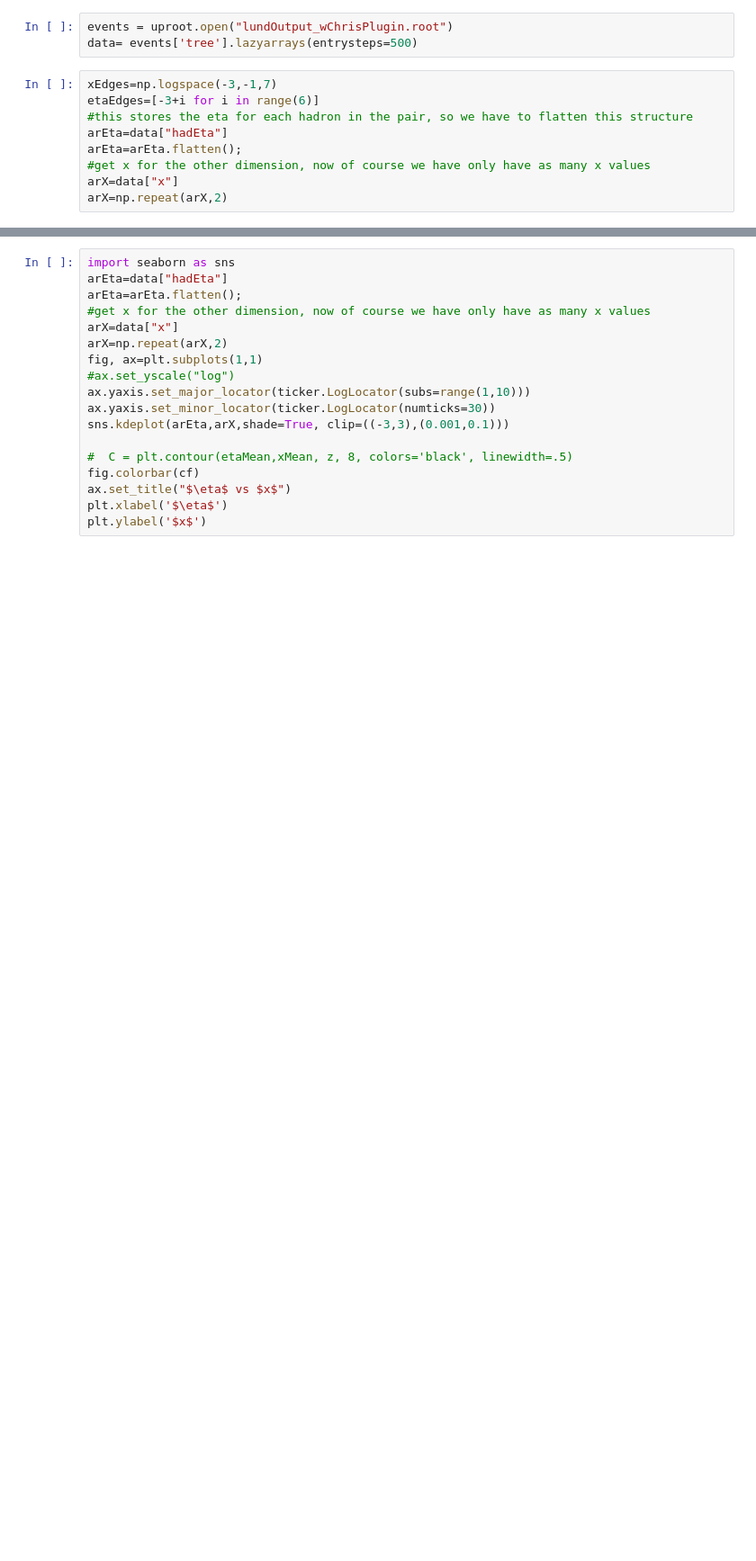
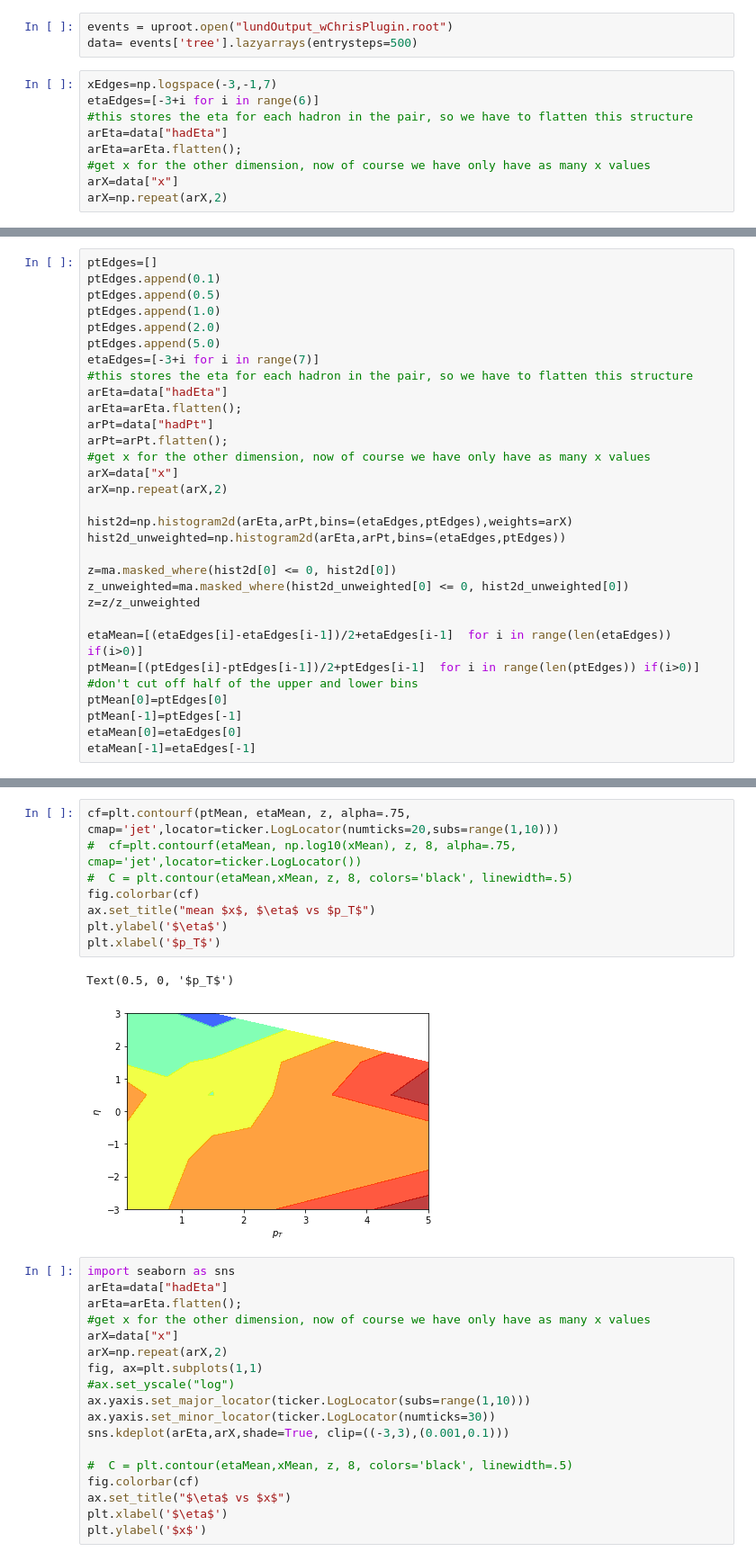
Before and after one commit to avossen/EICDiHads, a Jupyter notebook: Untitled1.ipynb, the cells around one changed output, grey strips where cells are left out. Shown: that part at 90% size. Saved outputs shown, nothing was run; the diff lists cells and outputs as text; blank space fills up the shorter version.

```diff
--- a/Untitled1.ipynb
+++ b/Untitled1.ipynb
@@ -58,0 +58,31 @@ Text(0, 0.5, '$y$')
+# %%
+ptEdges=[]
+ptEdges.append(0.1)
+ptEdges.append(0.5)
+ptEdges.append(1.0)
+ptEdges.append(2.0)
+ptEdges.append(5.0)
+etaEdges=[-3+i for i in range(7)]
+#this stores the eta for each hadron in the pair, so we have to flatten this structure
+arEta=data["hadEta"]
+arEta=arEta.flatten();
+arPt=data["hadPt"]
+arPt=arPt.flatten();
+#get x for the other dimension, now of course we have only have as many x values
+arX=data["x"]
+arX=np.repeat(arX,2)
+
+hist2d=np.histogram2d(arEta,arPt,bins=(etaEdges,ptEdges),weights=arX)
+hist2d_unweighted=np.histogram2d(arEta,arPt,bins=(etaEdges,ptEdges))
+
+z=ma.masked_where(hist2d[0] <= 0, hist2d[0])
+z_unweighted=ma.masked_where(hist2d_unweighted[0] <= 0, hist2d_unweighted[0])
+z=z/z_unweighted
+
+etaMean=[(etaEdges[i]-etaEdges[i-1])/2+etaEdges[i-1]  for i in range(len(etaEdges)) if(i>0)]
+ptMean=[(ptEdges[i]-ptEdges[i-1])/2+ptEdges[i-1]  for i in range(len(ptEdges)) if(i>0)]
+#don't cut off half of the upper and lower bins
+ptMean[0]=ptEdges[0]
+ptMean[-1]=ptEdges[-1]
+etaMean[0]=etaEdges[0]
+etaMean[-1]=etaEdges[-1]
@@ -59,3 +93,14 @@ Text(0, 0.5, '$y$')
+# %%
+cf=plt.contourf(ptMean, etaMean, z, alpha=.75, cmap='jet',locator=ticker.LogLocator(numticks=20,subs=range(1,10)))
+#  cf=plt.contourf(etaMean, np.log10(xMean), z, 8, alpha=.75, cmap='jet',locator=ticker.LogLocator())
+#  C = plt.contour(etaMean,xMean, z, 8, colors='black', linewidth=.5)
+fig.colorbar(cf)
+ax.set_title("mean $x$, $\eta$ vs $p_T$")
+plt.ylabel('$\eta$')
+plt.xlabel('$p_T$')
+# %% [output]
+Text(0.5, 0, '$p_T$')
+[figure, added]
 # %%
 import seaborn as sns
 arEta=data["hadEta"]
```
Also changed, not shown: parts of 7 cells of this notebook, 2 other files.
